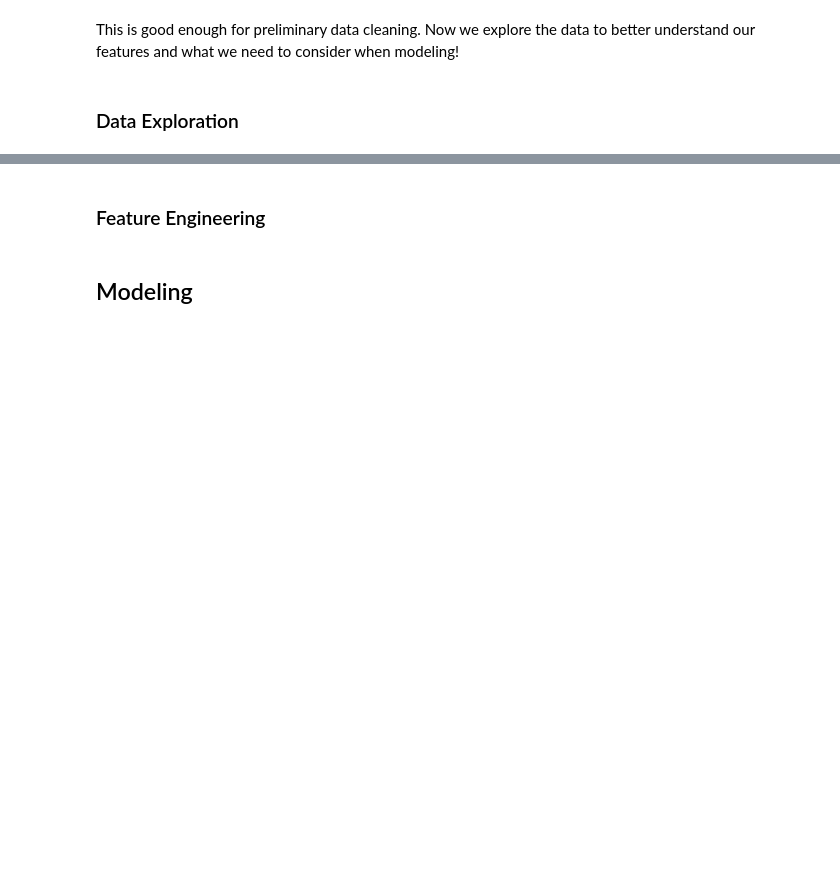
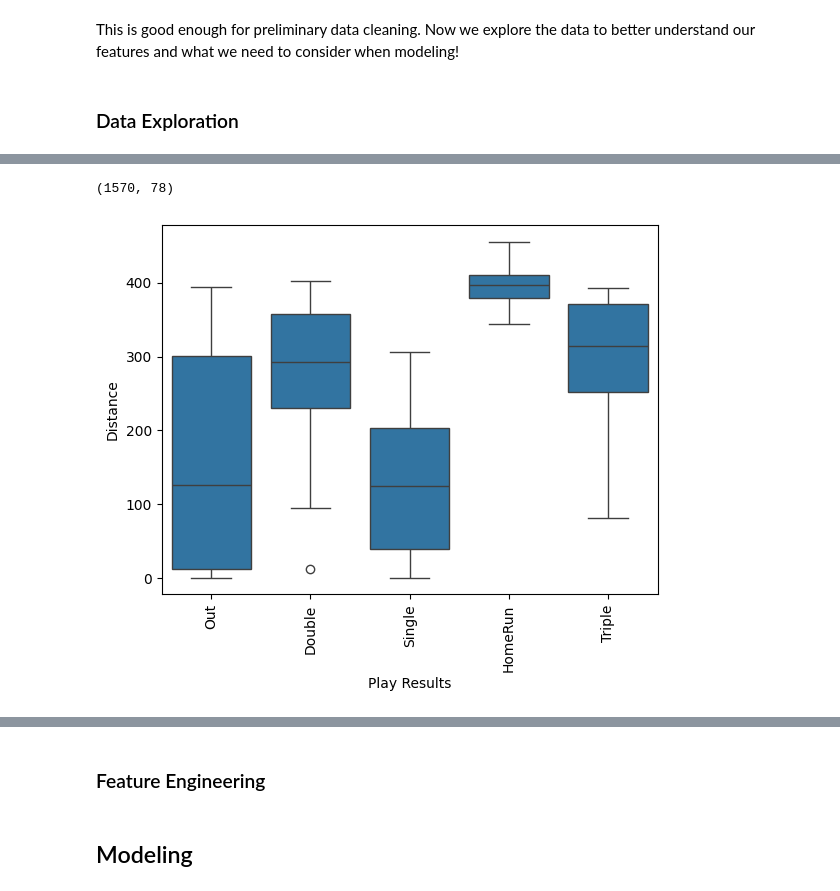
Before and after one commit to dylan-dang/baseball-ml-project, a Jupyter notebook: notebook.ipynb, the cells around one changed output, grey strips where cells are left out. Cells and saved outputs as stored; diff of their text form; code cells hidden in the pictures; blank space fills up the shorter version.

Commit message:
removed records based off play result and did some more exploring. used texas_data for exploring

```diff
--- a/notebook.ipynb
+++ b/notebook.ipynb
@@ -110,7 +152,17 @@ print(data['PlayResult'].value_counts())
+# %%
+relevant_play_results = ['Single', 'Double', 'Triple', 'HomeRun', 'Out']
+
+# Filter the dataset to keep only relevant play results
+texas_data = texas_data[texas_data['PlayResult'].isin(relevant_play_results)]
+print(texas_data.shape)
+# %% [output]
+(1570, 78)
 # %%
 plt.figure()
-sns.boxplot(x='PlayResult', y='Distance', data=data)
+sns.boxplot(x='PlayResult', y='Distance', data=texas_data)
 plt.xlabel('Play Results')
 plt.ylabel('Distance')
 plt.xticks(rotation=90)
 plt.show()
+# %% [output]
+[figure, added]
```
Also changed, not shown: parts of 9 cells of this notebook, 1 other file.
